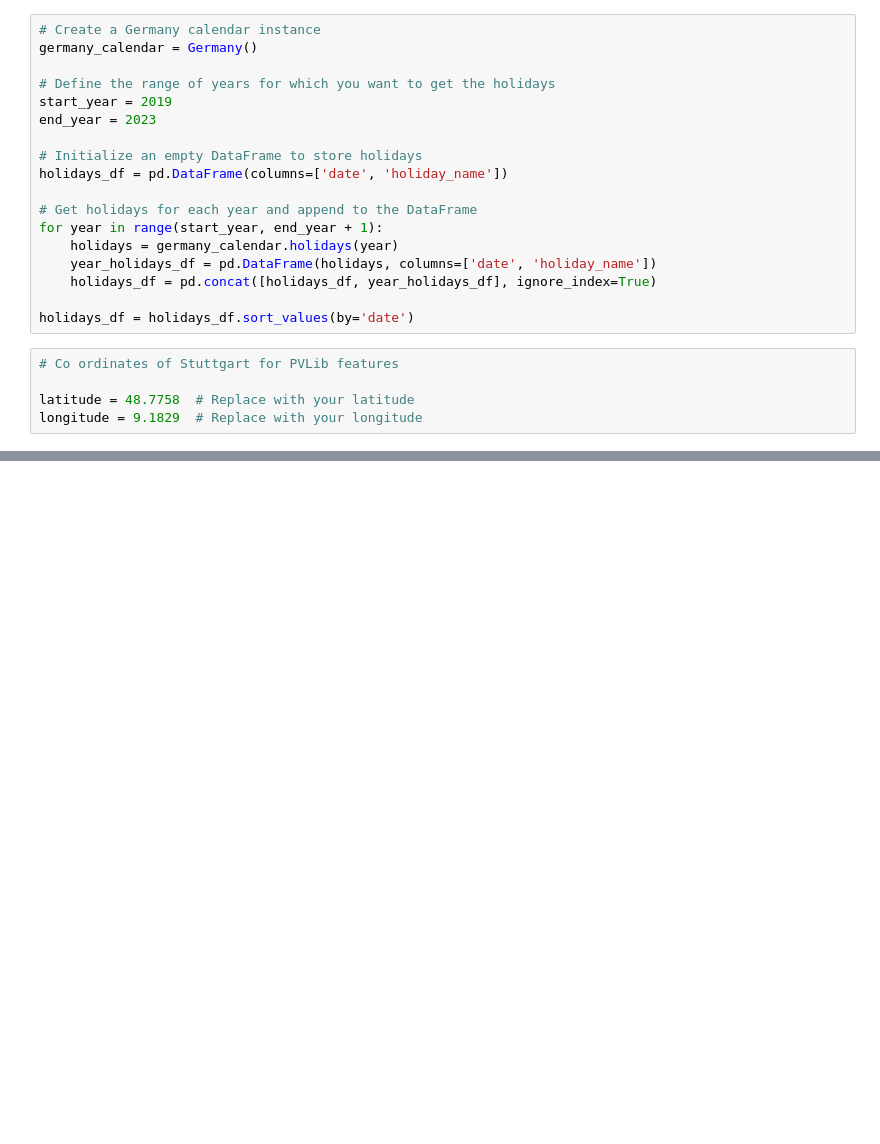
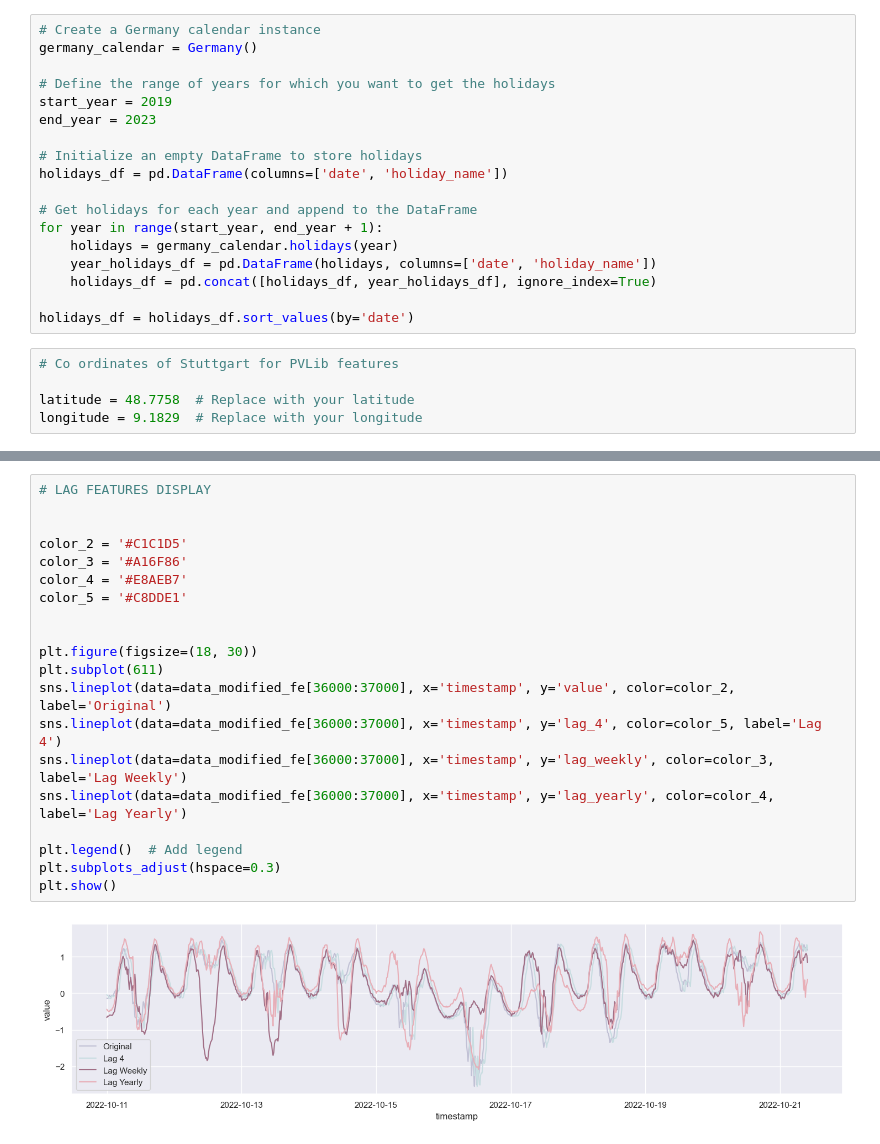
Before and after one commit to munam2244/Improving_Accuracy_of_Energy_Timeseries_Forecasts_EnBW_Datalab, a Jupyter notebook: Feature Engineering.ipynb, the cells around one changed output, grey strips where cells are left out. Saved outputs shown, nothing was run; the diff lists cells and outputs as text; blank space fills up the shorter version.

```diff
--- a/Feature Engineering.ipynb
+++ b/Feature Engineering.ipynb
@@ -138,0 +170,22 @@ data_modified_fe.head(20000)
+# %%
+# LAG FEATURES DISPLAY
+
+
+color_2 = '#C1C1D5'
+color_3 = '#A16F86'
+color_4 = '#E8AEB7'
+color_5 = '#C8DDE1'
+
+
+plt.figure(figsize=(18, 30))
+plt.subplot(611)
+sns.lineplot(data=data_modified_fe[36000:37000], x='timestamp', y='value', color=color_2, label='Original')
+sns.lineplot(data=data_modified_fe[36000:37000], x='timestamp', y='lag_4', color=color_5, label='Lag 4')
+sns.lineplot(data=data_modified_fe[36000:37000], x='timestamp', y='lag_weekly', color=color_3, label='Lag Weekly')
+sns.lineplot(data=data_modified_fe[36000:37000], x='timestamp', y='lag_yearly', color=color_4, label='Lag Yearly')
+
+plt.legend()  # Add legend
+plt.subplots_adjust(hspace=0.3)
+plt.show()
+# %% [output]
+[figure, added]
```
Also changed, not shown: parts of 8 cells of this notebook.
